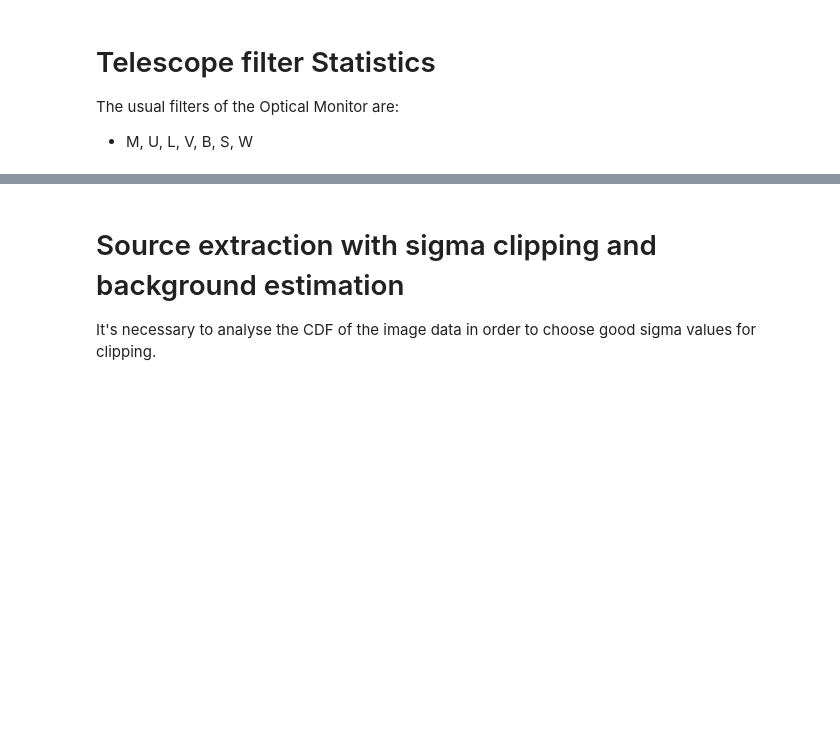
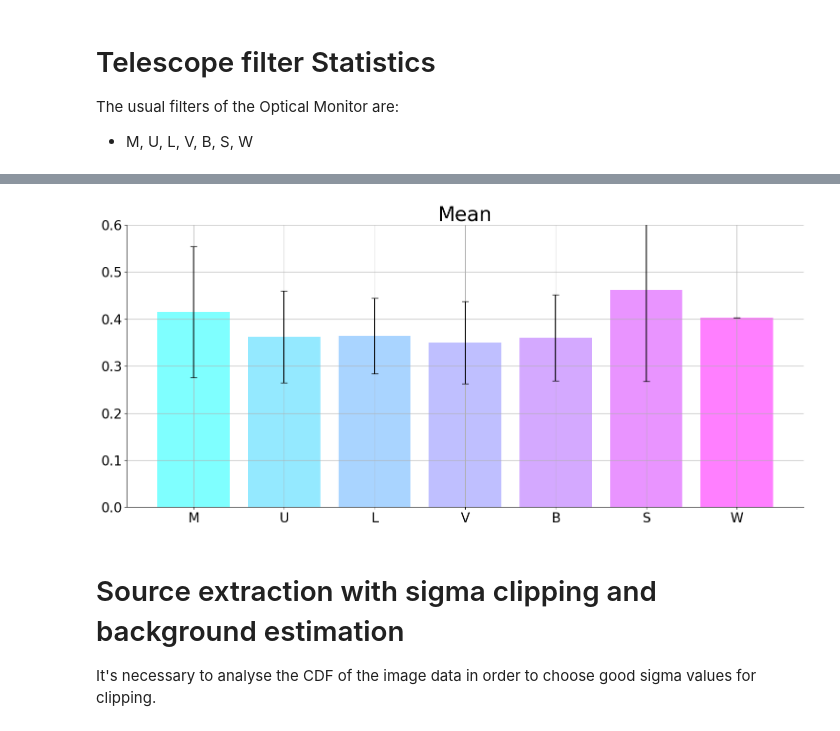
Before and after one commit to ESA-Datalabs/XAMI-model, a Jupyter notebook: _04_OM_images_astronomy.ipynb, the cells around one changed output, grey strips where cells are left out. Drawn from its saved outputs; the diff is of its cells as text; code cells hidden in the pictures; blank space fills up the shorter version.

```diff
--- a/_04_OM_images_astronomy.ipynb
+++ b/_04_OM_images_astronomy.ipynb
@@ -36,7 +197,7 @@ plt.close()
 # %%
 import json
 
-with open('/workspace/raid/OM_DeepLearning/XMM_OM_code_git/xmm_om_images-contrast-512-v5-3/train/_annotations.coco.json') as f:
+with open('/workspace/raid/OM_DeepLearning/XMM_OM_code_git/roboflow_datasets/xmm_om_artefacts_512-9-COCO/train/_annotations.coco.json') as f:
     dataset = json.load(f)
 # %%
 images = dataset['images']
@@ -243,6 +414,8 @@ for filename in os.listdir(image_dir):
         image = Image.open(os.path.join(image_dir, filename))
 
         image_array = np.array(image)
+        if not np.any(image_array):
+            continue
         max_mean = max(max_mean, np.mean(image_array[image_array>0]))
         min_mean = min(min_mean, np.mean(image_array[image_array>0]))
 
@@ -423,44 +555,87 @@ def calculate_filter_statistics(path, image_files):
     colors = cm.get_cmap('cool', n)(np.arange(n))
     colors[:, -1] = 0.5
 
-    fig, axs = plt.subplots(1, 2, figsize=(30, 7))
+    # fig, ax = plt.subplots(figsize=(15, 7))
 
-    for ax in axs:
-        ax.spines['right'].set_visible(False)
-        ax.spines['top'].set_visible(False)
-        ax.grid(True)
-        ax.tick_params(axis='x', labelsize=20)  # Set x-axis label size
-        ax.tick_params(axis='y', labelsize=20)  # Set y-axis label size
+    # ax.spines['right'].set_visible(False)
+    # ax.spines['top'].set_visible(False)
+    # ax.grid(True)
+    # ax.tick_params(axis='x', labelsize=20)  # Set x-axis label size
+    # ax.tick_params(axis='y', labelsize=20)  # Set y-axis label size
 
-    axs[0].bar(range(len(group_means)), list(group_means.values()), yerr=list(stds_mean.values()),
-           tick_label=list(image_files.keys()), color=colors, capsize=5)
-    axs[0].axhline(y=0.45, color='red', linestyle='--', linewidth=5)
+    # # Assuming group_means and stds_mean are dictionaries with your data
+    # # ax.bar(range(len(group_means)), list(group_means.values()), yerr=list(stds_mean.values()),
+    # #        tick_label=list(group_means.keys()), color=colors, capsize=5)
+    # ax.bar(range(len(group_stds.values())), group_stds.values(),  yerr=list(stds_stds.values()),
+    #        tick_label=list(image_files.keys()), color=colors, capsize=5)
+    # # ax.axhline(y=0.45, color='red', linestyle='--', linewidth=5)
+    # ax.set_ylim([0, 0.2])
+    # ax.set_title('Std', fontsize=30)
 
-    axs[1].bar(range(len(group_stds.values())), group_stds.values(),  yerr=list(stds_stds.values()),
-           tick_label=list(image_files.keys()), color=colors, capsize=5)
-    axs[1].axhline(y=0.22, color='red', linestyle='--', linewidth=5)
+    # plt.tight_layout()
+    # plt.savefig('./plots/std_raw_512.png')
+    # plt.show()
 
-    axs[0].set_title('Mean', fontsize=30)
-    axs[1].set_title('Std', fontsize=30)
+    fig, ax = plt.subplots(figsize=(15, 7))
+    ax.spines['right'].set_visible(False)
+    ax.spines['top'].set_visible(False)
+    ax.grid(True)
+    ax.tick_params(axis='x', labelsize=20)  # Set x-axis label size
+    ax.tick_params(axis='y', labelsize=20)  # Set y-axis label size
+
+    # Assuming group_means and stds_mean are dictionaries with your data
+    ax.bar(range(len(group_means)), list(group_means.values()), yerr=list(stds_mean.values()),
+           tick_label=list(group_means.keys()), color=colors, capsize=5)
+
+    # ax.axhline(y=0.45, color='red', linestyle='--', linewidth=5)
+    ax.set_ylim([0, 0.6])
+    ax.set_title('Mean', fontsize=30)
 
     plt.tight_layout()
-    plt.savefig('./plots/statistics_XMM_OM_images_vs_SAM.png', dpi=500)
+    plt.savefig('./plots/mean_zscaled_512.png')
     plt.show()
 
+    # fig, axs = plt.subplots(1, 2, figsize=(30, 7))
+
+    # for ax in axs:
+    #     ax.spines['right'].set_visible(False)
+    #     ax.spines['top'].set_visible(False)
+    #     ax.grid(True)
+    #     ax.tick_params(axis='x', labelsize=20)  # Set x-axis label size
+    #     ax.tick_params(axis='y', labelsize=20)  # Set y-axis label size
+
+    # axs[0].bar(range(len(group_means)), list(group_means.values()), yerr=list(stds_mean.values()),
+    #        tick_label=list(image_files.keys()), color=colors, capsize=5)
+    # axs[0].axhline(y=0.45, color='red', linestyle='--', linewidth=5)
+
+    # axs[1].bar(range(len(group_stds.values())), group_stds.values(),  yerr=list(stds_stds.values()),
+    #        tick_label=list(image_files.keys()), color=colors, capsize=5)
+    # axs[1].axhline(y=0.22, color='red', linestyle='--', linewidth=5)
+
+    # axs[0].set_title('Mean', fontsize=30)
+    # axs[1].set_title('Std', fontsize=30)
+
+    # plt.tight_layout()
+    # plt.savefig('./plots/statistics_XMM_OM_images_vs_SAM.png', dpi=500)
+    # plt.show()
+
+# folder_path = '/workspace/raid/OM_DeepLearning/XMM_OM_code_git/roboflow_datasets/xmm_om_artefacts_512-7-COCO/train'
 folder_path = '/workspace/raid/OM_DeepLearning/XMM_OM_dataset/zscaled_512_stretched/'
+
 file_groups = {}
 
 k=0
-for filename in os.listdir(folder_path):
+for filename in os.listdir(folder_path)[:1000]:
     if True: #k<200:
         k+=1
         file_path = os.path.join(folder_path, filename)
 
         if os.path.isfile(file_path) and (filename.endswith(".jpg") or filename.endswith(".png")) and 'clahe' not in filename:
-            key = filename.split('.')[0][-1]
+            key = filename.split('.')[0].replace('_png', '')[-1]
             if key in file_groups:
                 file_groups[key].append(file_path)
             else:
                 file_groups[key] = [file_path]
 
 calculate_filter_statistics(folder_path, file_groups)
+# %% [output]
@@ -467,3 +643,4 @@ calculate_filter_statistics(folder_path, file_groups)
+[figure, added]
 # %%
 folder_path = '/workspace/raid/OM_DeepLearning/XMM_OM_dataset/scaled_raw_512/'
 file_groups = {}
```
Also changed, not shown: parts of 19 cells of this notebook, 2 other files.
